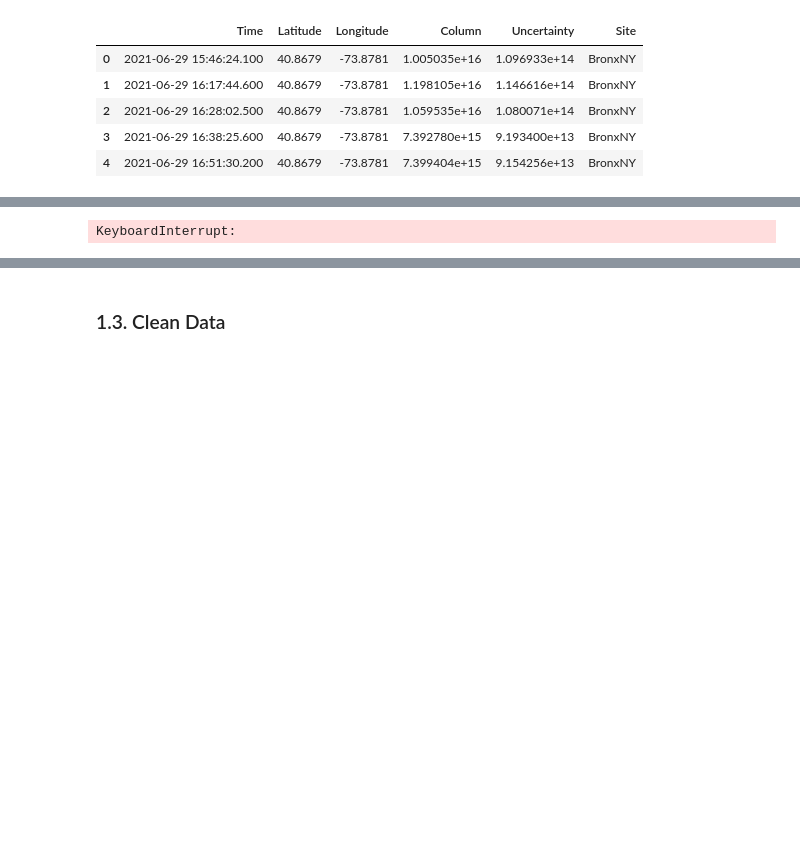
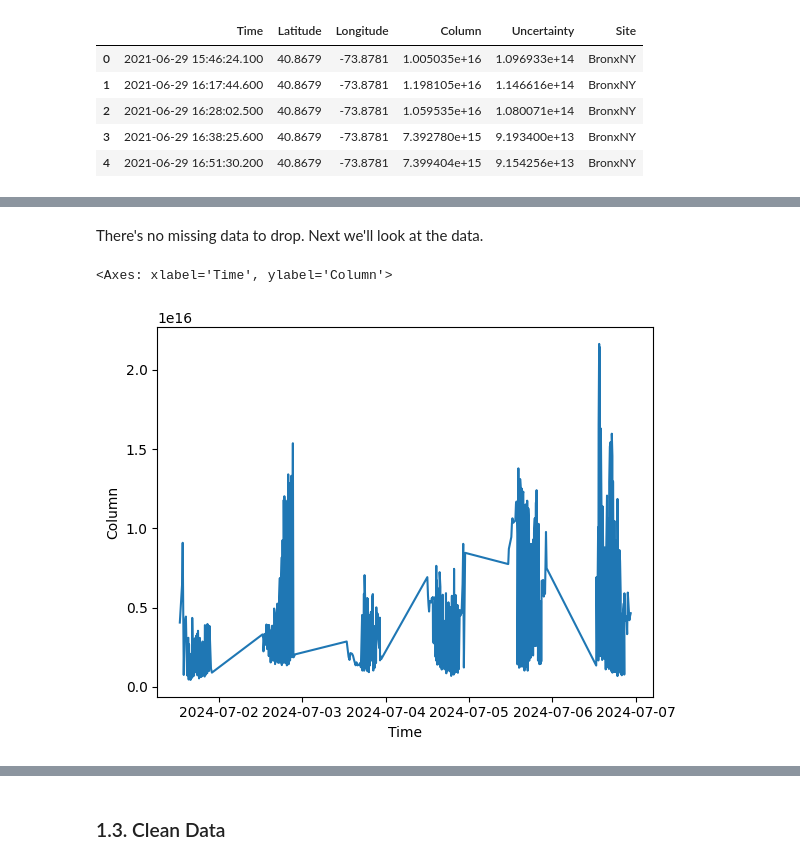
Before and after one commit to jestern001/MLA-Project, a Jupyter notebook: Project/Data_Getter.ipynb, the cells around one changed output, grey strips where cells are left out. Cells and saved outputs as stored; diff of their text form; code cells hidden in the pictures; blank space fills up the shorter version.

```diff
--- a/Project/Data_Getter.ipynb
+++ b/Project/Data_Getter.ipynb
@@ -93,11 +93,27 @@ end_date = datetime(2024, 7, 7)
 # %% [markdown]
 Pandora settings
 # %%
-pgn_suffix = "rnvh3p1-8.txt"
-no2_quality_flag_index = 52
-valid_quality_flags = [0, 10]
-column_index = 61
-column_unc_index = 62
+pgn_formats = [
+    # daytime file format
+    {
+        'cycle': 'Day',
+        'suffix': 'rnvh3p1-8.txt',
+        'no2_quality_flag_index': 52,
+        'valid_quality_flags': [0, 10],
+        'column_index': 61,
+        'column_unc_index': 62,
+    },
+    # nighttime file format
+    {
+        'cycle': 'Night',
+        'suffix': 'rnvm2p1_8.txt',
+        'no2_quality_flag_index': 35,
+        'valid_quality_flags': [0, 1, 10, 11],
+        'column_index': 38,
+        'column_unc_index': 39,
+    },
+]
+
 sites = ['BronxNY', 'BuffaloNY', 'QueensNY']
 sites_url = "https://data.pandonia-global-network.org"
 # %% [markdown]
@@ -143,8 +159,9 @@ for i, site in enumerate(sites):
     print(f"Site {i+1} of {len(sites)}:", site)
     for j, instrument in enumerate(instruments):
         print(f"\tInstrument {j+1} of {len(instruments)}:", instrument)
-        file_url = f"{site_url}/{instrument}/L2/{instrument}_{site}_L2_{pgn_suffix}"
-        pgn_urls.append(file_url)
+        for format in pgn_formats:
+            file_url = f"{site_url}/{instrument}/L2/{instrument}_{site}_L2_{format['suffix']}"
+            pgn_urls.append(file_url)
 
 print("File URLs:")
 for pgn_url in pgn_urls:
@@ -389,7 +456,7 @@ After download, analysis ready data must be loaded from CSVs into TEMPO and PGN
 # %% [markdown]
 Load Pandora Data
 # %%
-pgn_df = pd.concat([pd.read_csv(p) for p in PGN_PATHS], ignore_index=True)
+pgn_df = pd.concat([pd.read_csv(p, parse_dates=['Time']) for p in PGN_PATHS], ignore_index=True)
 print("PGN Data Shape:", pgn_df.shape)
 pgn_df.head()
 # %% [output]
@@ -417,0 +495,6 @@ Exception: This function takes too long to run
+# %%
+temporal_mask = (start_date < pgn_df.Time) & (pgn_df.Time < end_date)
+pgn_df = pgn_df[temporal_mask]
+print("Start Time:", pgn_df.Time.min())
+print("End Time:", pgn_df.Time.max())
+pgn_df.describe()
@@ -418,7 +525,10 @@ Exception: This function takes too long to run
+# %% [markdown]
+There's no missing data to drop.  Next we'll look at the data.
 # %%
 import seaborn as sns
 
 
-sns.lineplot(data=pgn_df, x='Column', y='Time')
+sns.lineplot(data=pgn_df, x='Time', y='Column')
 # %% [output]
-KeyboardInterrupt:
+<Axes: xlabel='Time', ylabel='Column'>
+[figure, added]
```
Also changed, not shown: parts of 26 cells of this notebook.
